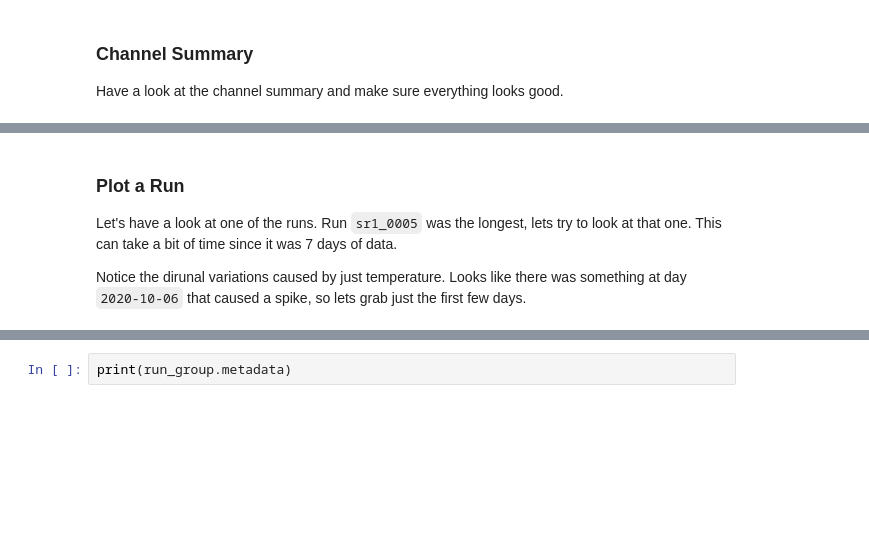
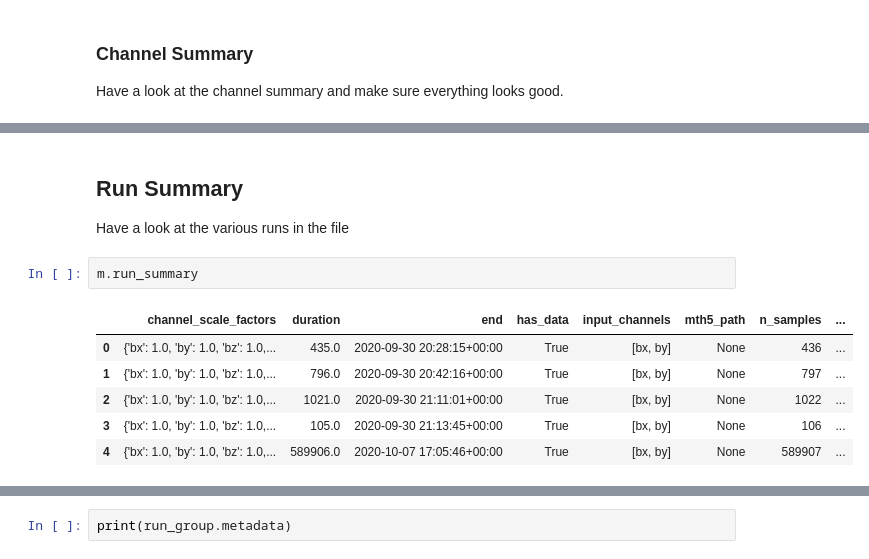
Before and after one commit to simpeg-research/earthscope-mt-course, a Jupyter notebook: notebooks/mth5/06a_make_mth5_from_lemi.ipynb, the cells around one changed output, grey strips where cells are left out. Drawn from its saved outputs; the diff is of its cells as text; blank space fills up the shorter version.

```diff
--- a/notebooks/mth5/06a_make_mth5_from_lemi.ipynb
+++ b/notebooks/mth5/06a_make_mth5_from_lemi.ipynb
@@ -112,6 +118,13 @@ m.channel_summary.to_dataframe()
-# %% [markdown]
-### Plot a Run
-
-Let's have a look at one of the runs.  Run `sr1_0005` was the longest, lets try to look at that one. This can take a bit of time since it was 7 days of data.
-
-Notice the dirunal variations caused by just temperature.  Looks like there was something at day `2020-10-06` that caused a spike, so lets grab just the first few days.
+# %% [markdown]
+## Run Summary
+
+Have a look at the various runs in the file
+# %%
+m.run_summary
+# %% [output]
+|  | channel_scale_factors | duration | end | has_data | input_channels | mth5_path | n_samples | ... |
+| 0 | {'bx': 1.0, 'by': 1.0, 'bz': 1.0,... | 435.0 | 2020-09-30 20:28:15+00:00 | True | [bx, by] | None | 436 | ... |
+| 1 | {'bx': 1.0, 'by': 1.0, 'bz': 1.0,... | 796.0 | 2020-09-30 20:42:16+00:00 | True | [bx, by] | None | 797 | ... |
+| 2 | {'bx': 1.0, 'by': 1.0, 'bz': 1.0,... | 1021.0 | 2020-09-30 21:11:01+00:00 | True | [bx, by] | None | 1022 | ... |
+| 3 | {'bx': 1.0, 'by': 1.0, 'bz': 1.0,... | 105.0 | 2020-09-30 21:13:45+00:00 | True | [bx, by] | None | 106 | ... |
+| 4 | {'bx': 1.0, 'by': 1.0, 'bz': 1.0,... | 589906.0 | 2020-10-07 17:05:46+00:00 | True | [bx, by] | None | 589907 | ... |
```
Also changed, not shown: parts of 10 cells of this notebook, 1 other file.
